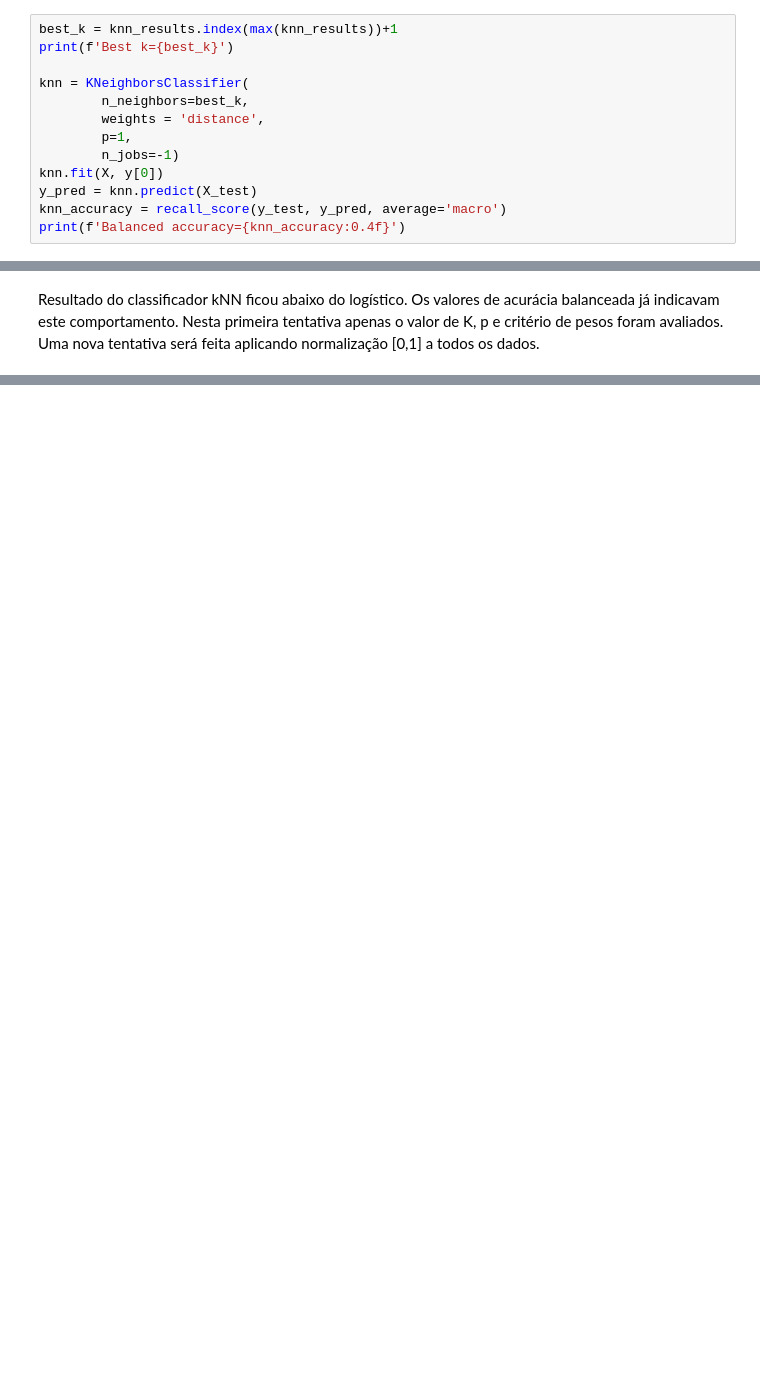
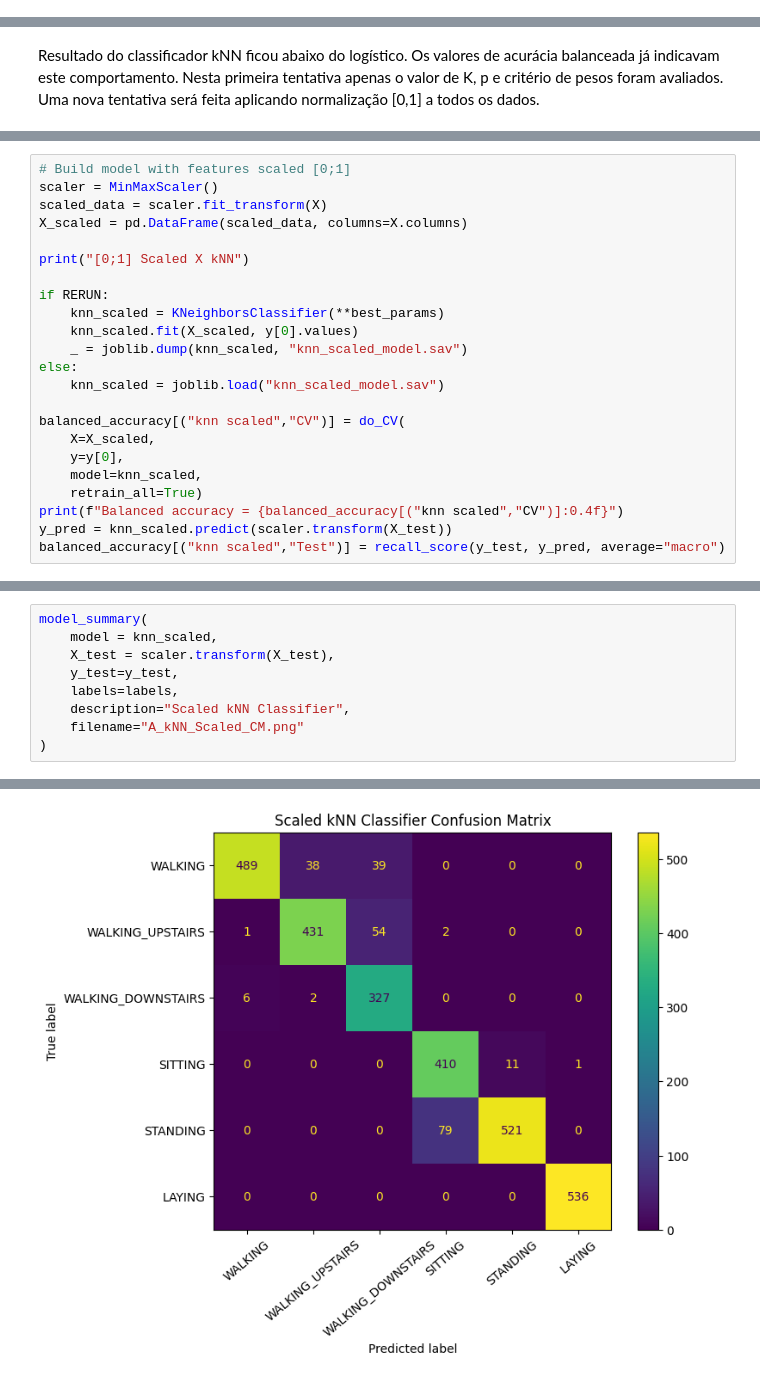
Before and after one commit to TiagoCAAmorim/machine_learning, a Jupyter notebook: Lista02/Lista02.ipynb, the cells around one changed output, grey strips where cells are left out. Drawn from its saved outputs; the diff is of its cells as text; blank space fills up the shorter version.

```diff
--- a/Lista02/Lista02.ipynb
+++ b/Lista02/Lista02.ipynb
@@ -339,13 +426,0 @@ plt.show()
-# %%
-best_k = knn_results.index(max(knn_results))+1
-print(f'Best k={best_k}')
-
-knn = KNeighborsClassifier(
-        n_neighbors=best_k,
-        weights = 'distance',
-        p=1,
-        n_jobs=-1)
-knn.fit(X, y[0])
-y_pred = knn.predict(X_test)
-knn_accuracy = recall_score(y_test, y_pred, average='macro')
-print(f'Balanced accuracy={knn_accuracy:0.4f}')
@@ -437,0 +450,23 @@ plt.show()
+# %%
+# Build model with features scaled [0;1]
+scaler = MinMaxScaler()
+scaled_data = scaler.fit_transform(X)
+X_scaled = pd.DataFrame(scaled_data, columns=X.columns)
+
+print("[0;1] Scaled X kNN")
+
+if RERUN:
+    knn_scaled = KNeighborsClassifier(**best_params)
+    knn_scaled.fit(X_scaled, y[0].values)
+    _ = joblib.dump(knn_scaled, "knn_scaled_model.sav")
+else:
+    knn_scaled = joblib.load("knn_scaled_model.sav")
+
+balanced_accuracy[("knn scaled","CV")] = do_CV(
+    X=X_scaled,
+    y=y[0],
+    model=knn_scaled,
+    retrain_all=True)
+print(f"Balanced accuracy = {balanced_accuracy[("knn scaled","CV")]:0.4f}")
+y_pred = knn_scaled.predict(scaler.transform(X_test))
+balanced_accuracy[("knn scaled","Test")] = recall_score(y_test, y_pred, average="macro")
@@ -437,0 +476,10 @@ plt.show()
+# %%
+model_summary(
+    model = knn_scaled,
+    X_test = scaler.transform(X_test),
+    y_test=y_test,
+    labels=labels,
+    description="Scaled kNN Classifier",
+    filename="A_kNN_Scaled_CM.png"
+)
+# %% [output]
@@ -437,0 +496 @@ plt.show()
+[figure, added]
```
Also changed, not shown: parts of 42 cells of this notebook, 7 other files.
